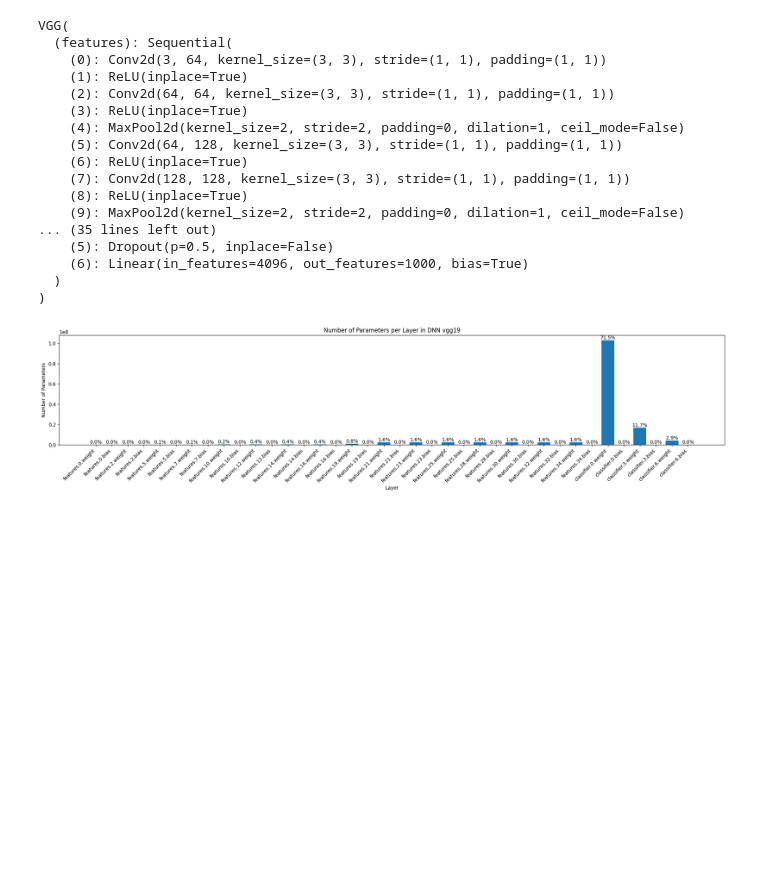
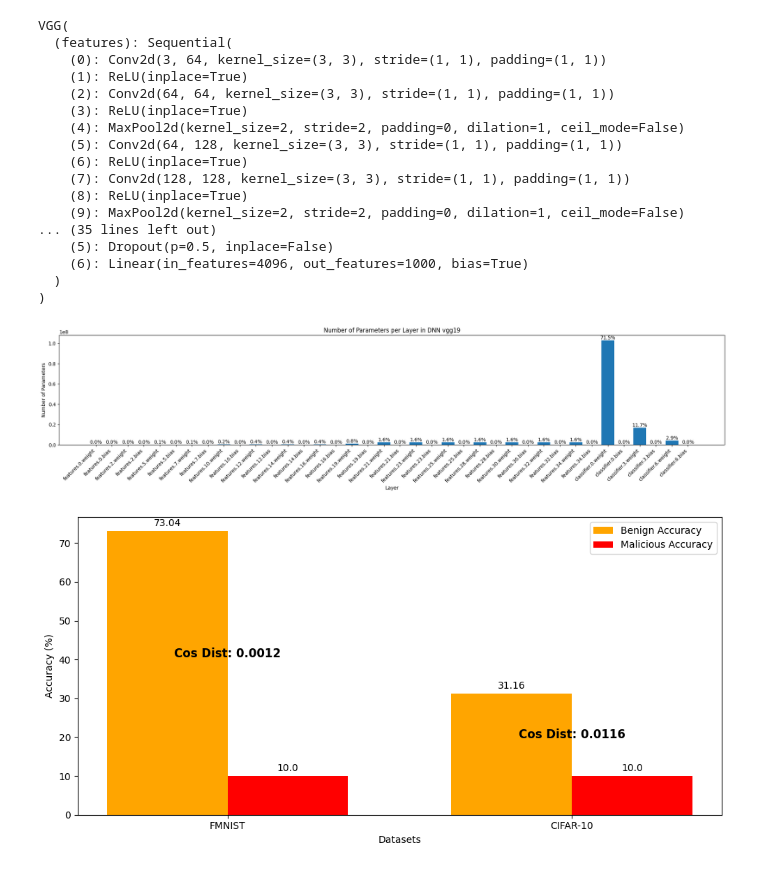
Before and after one commit to yangland/FedREDefense, a Jupyter notebook: visualization.ipynb, the cells around one changed output. Saved outputs shown, nothing was run; the diff lists cells and outputs as text; code cells hidden in the pictures; blank space fills up the shorter version.

```diff
--- a/visualization.ipynb
+++ b/visualization.ipynb
@@ -421,3 +421,53 @@ VGG(
 plot_dnn_parameters(model1, "vgg19")
 # %% [output]
 [figure]
+# %%
+import matplotlib.pyplot as plt
+import numpy as np
+
+# Data
+datasets = ['FMNIST', 'CIFAR-10']
+benign_accuracies = [73.04, 31.16]
+malicious_accuracies = [10.0, 10.0]
+cos_distances = [0.0012, 0.0116]
+
+# Plotting the accuracies and cosine distances
+x = np.arange(len(datasets))  # the label locations
+width = 0.35  # the width of the bars
+
+fig, ax = plt.subplots(figsize=(10, 5))
+
+# Plot benign and malicious accuracies
+rects1 = ax.bar(x - width/2, benign_accuracies, width, label='Benign Accuracy', color='orange')
+rects2 = ax.bar(x + width/2, malicious_accuracies, width, label='Malicious Accuracy', color='red')
+
+# Add cosine distance as text between the bars
+for i, (benign, malicious, cos_dist) in enumerate(zip(benign_accuracies, malicious_accuracies, cos_distances)):
+    ax.text(x[i], (benign + malicious) / 2, f'Cos Dist: {cos_dist:.4f}',
+            ha='center', va='center', color='black', fontsize=12, fontweight='bold')
+
+# Add some text for labels, title, and custom x-axis tick labels
+ax.set_xlabel('Datasets')
+ax.set_ylabel('Accuracy (%)')
+# ax.set_title('Benign and Malicious Accuracies with Cosine Distance for FMNIST and CIFAR-10')
+ax.set_xticks(x)
+ax.set_xticklabels(datasets)
+ax.legend()
+
+# Add accuracy values on top of the bars
+def autolabel(rects):
+    for rect in rects:
+        height = rect.get_height()
+        ax.annotate('{}'.format(height),
+                    xy=(rect.get_x() + rect.get_width() / 2, height),
+                    xytext=(0, 3),  # 3 points vertical offset
+                    textcoords="offset points",
+                    ha='center', va='bottom')
+
+autolabel(rects1)
+autolabel(rects2)
+
+plt.tight_layout()
+plt.show()
+# %% [output]
+[figure, added]
```
Also changed, not shown: 5 other files.
